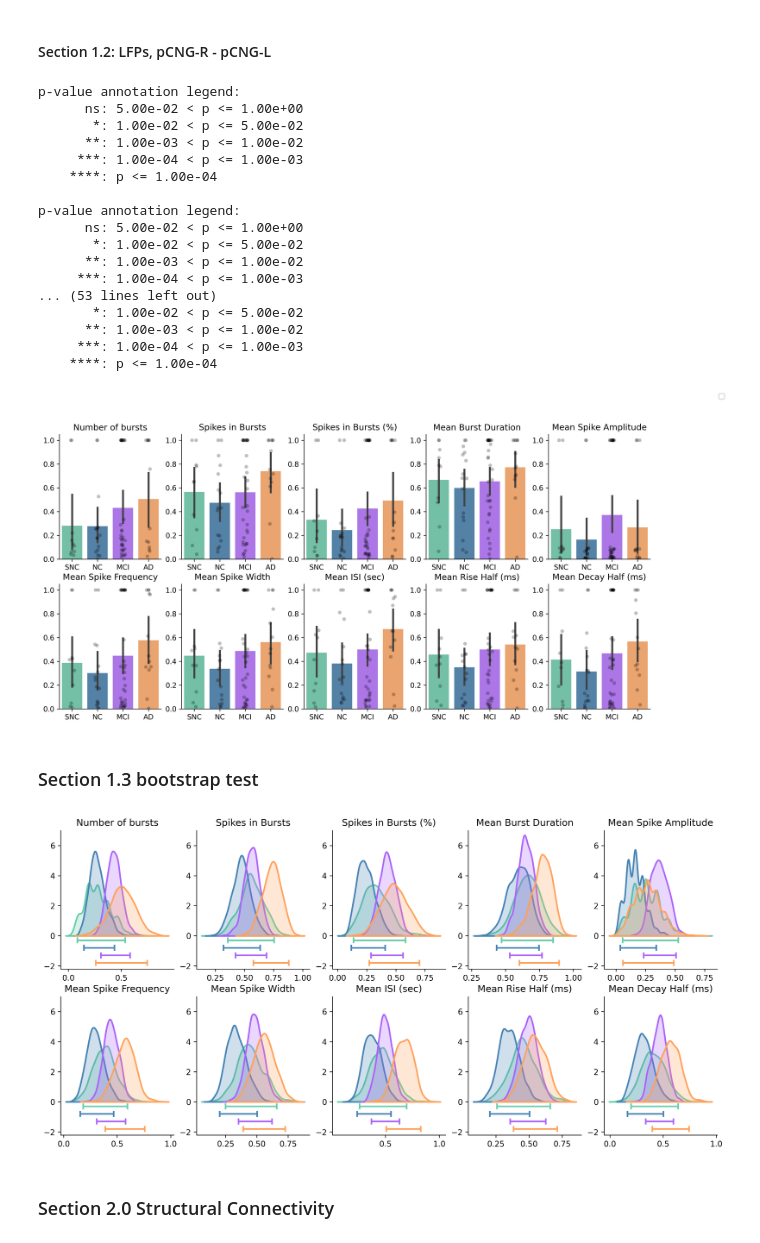
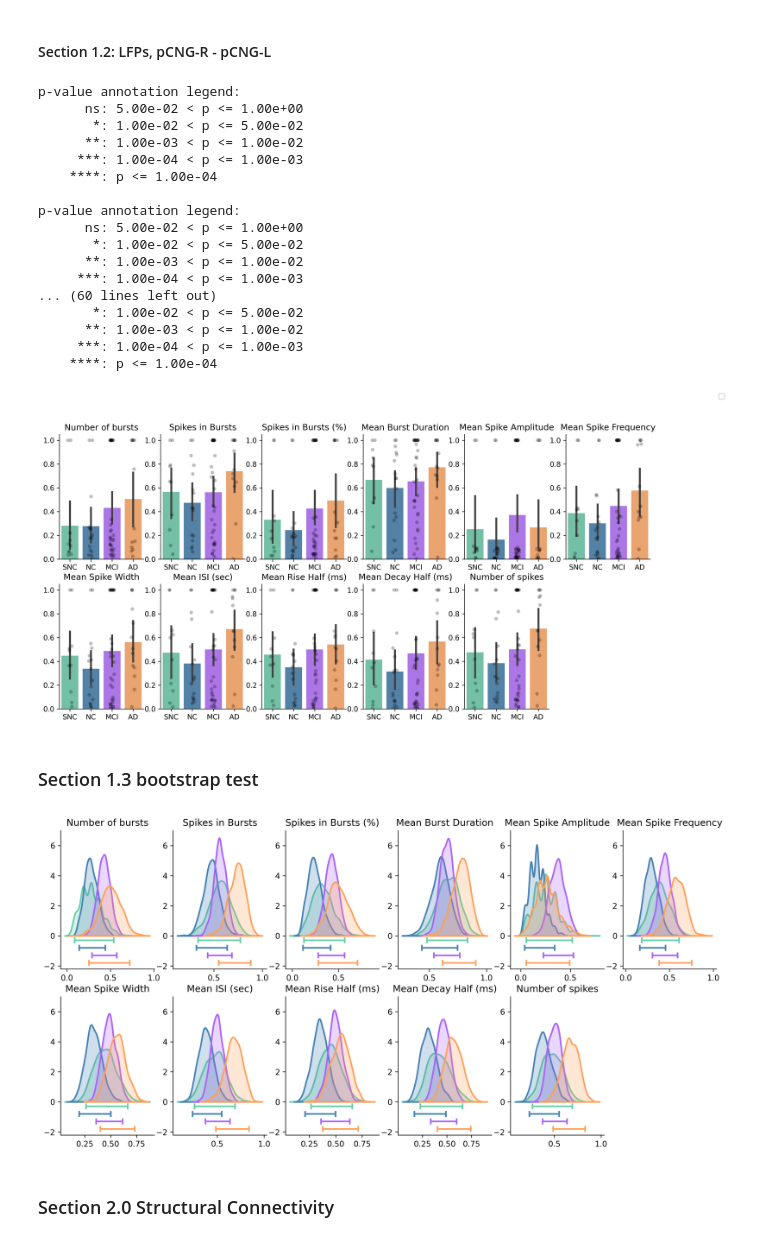
Before and after one commit to yilewang/tvbdemos, a Jupyter notebook: asymmetry_project/paper_results.ipynb, the cells around one changed output. Cells and saved outputs as stored; diff of their text form; code cells hidden in the pictures.

```diff
--- a/asymmetry_project/paper_results.ipynb
+++ b/asymmetry_project/paper_results.ipynb
@@ -96,12 +96,14 @@ def spikes_bursts(signal, fs, caseid, group):
     burst_xi_stats = burst_detection.generate_bursts_stats(caseid, burst_table_xi, spikes_table)
 
     burst_xi_stats['group'] = group
+
     burst_xi_stats['Mean Spike Amplitude'] = avg_spike_amplitude
     burst_xi_stats['Mean Spike Frequency'] = avg_spike_frequency
     burst_xi_stats['Mean Spike Width'] = avg_spike_width_xi
     burst_xi_stats['Mean ISI (sec)'] = avg_isi_s
     burst_xi_stats['Mean Rise Half (ms)'] = avg_rise_half_ms
     burst_xi_stats['Mean Decay Half (ms)'] = avg_decay_half_ms
+    burst_xi_stats['Number of spikes'] = len(spikes_table.spike)
     subj_df = pd.concat([subj_df, burst_xi_stats])
     # replace all nan to 0
     subj_df.fillna(0, inplace=True)
@@ -273,8 +278,8 @@ figure = plt.figure(figsize=(15, 7), dpi=300)
 
 # calculate the differences between xi and alpha in all columns
 
-for i in subj_df_alpha.columns[2:12]:
-    ax = figure.add_subplot(2,5, list(subj_df_alpha.columns[2:12]).index(i)+1)
+for i in subj_df_alpha.columns[2:13]:
+    ax = figure.add_subplot(2,6, list(subj_df_alpha.columns[2:13]).index(i)+1)
     sns.barplot(x=subj_df_xi[subj_df_xi['node'].isin(['pCNG-L', 'pCNG-R'])]['group'],
                 y=subj_df_xi[subj_df_xi['node'].isin(['pCNG-L', 'pCNG-R'])][i],
                 hue=subj_df_xi[subj_df_xi['node'].isin(['pCNG-L', 'pCNG-R'])]["node"],
@@ -331,8 +336,8 @@ figure = plt.figure(figsize=(15, 7), dpi=300)
 subj_xi_diff = pd.DataFrame()
 subj_xi_diff['group'] = groups
 subj_xi_diff['caseid'] = caseids
-for i in subj_df_alpha.columns[2:12]:
-    ax = figure.add_subplot(2,5, list(subj_df_alpha.columns[2:12]).index(i)+1)
+for i in subj_df_alpha.columns[2:13]:
+    ax = figure.add_subplot(2,6, list(subj_df_alpha.columns[2:13]).index(i)+1)
 
     yvar = np.abs(subj_df_xi[subj_df_xi['node'].isin(['pCNG-R'])][i] - subj_df_xi[subj_df_xi['node'].isin(['pCNG-L'])][i])/(subj_df_xi[subj_df_xi['node'].isin(['pCNG-R'])][i] + subj_df_xi[subj_df_xi['node'].isin(['pCNG-L'])][i])
     # yvar = np.abs(subj_df_xi[subj_df_xi['node'].isin(['pCNG-R'])][i] - subj_df_xi[subj_df_xi['node'].isin(['pCNG-L'])][i])
@@ -351,42 +356,42 @@ for i in subj_df_alpha.columns[2:12]:
     ax.set_title(i)
     # hide ax xlabel
     ax.set_xlabel('')
     ax.set_ylabel('')
     handles, labels = figure.gca().get_legend_handles_labels()
     figure.legend(handles[:2], labels[:2], loc='upper right')
 
     annot = Annotator(ax, [
             (("SNC"), ("NC")),(("SNC"), ("MCI")),(("SNC"), ("AD")), (("NC"), ("MCI")), (("MCI"),("AD"))],
             x=subj_df_xi[subj_df_xi['node'].isin(['pCNG-L'])]['group'],
             y=yvar)
     annot.configure(test='Mann-Whitney', text_format='star', comparisons_correction= "BH", hide_non_significant=True, correction_format="replace")
     annot.apply_and_annotate()
-subj_xi_diff.to_csv('./asymmetry_xi_diff.csv', index=False)
+# subj_xi_diff.to_csv(pjoin(new_asymmetry, asymmetry_xi_diff.csv), index=False)
 # %% [output]
 p-value annotation legend:
       ns: 5.00e-02 < p <= 1.00e+00
        *: 1.00e-02 < p <= 5.00e-02
       **: 1.00e-03 < p <= 1.00e-02
      ***: 1.00e-04 < p <= 1.00e-03
     ****: p <= 1.00e-04
 
 p-value annotation legend:
       ns: 5.00e-02 < p <= 1.00e+00
        *: 1.00e-02 < p <= 5.00e-02
       **: 1.00e-03 < p <= 1.00e-02
      ***: 1.00e-04 < p <= 1.00e-03
-... (53 lines left out)
+... (60 lines left out)
        *: 1.00e-02 < p <= 5.00e-02
       **: 1.00e-03 < p <= 1.00e-02
      ***: 1.00e-04 < p <= 1.00e-03
     ****: p <= 1.00e-04
-[figure, old version]
+[figure, new version]
 # %% [markdown]
 ### Section 1.3 bootstrap test
 # %%
 figure = plt.figure(figsize=(15, 7), dpi=300)
-for i in subj_df_alpha.columns[2:12]:
-    ax = figure.add_subplot(2,5, list(subj_df_alpha.columns[2:12]).index(i)+1)
+for i in subj_df_alpha.columns[2:13]:
+    ax = figure.add_subplot(2,6, list(subj_df_alpha.columns[2:13]).index(i)+1)
     ax.set_title(i)
     yvar = np.array(np.abs(subj_df_xi[subj_df_xi['node'].isin(['pCNG-R'])][i] - subj_df_xi[subj_df_xi['node'].isin(['pCNG-L'])][i])/(subj_df_xi[subj_df_xi['node'].isin(['pCNG-R'])][i] + subj_df_xi[subj_df_xi['node'].isin(['pCNG-L'])][i]))
     _yvar = pd.Series(yvar)
@@ -404,7 +409,7 @@ for i in subj_df_alpha.columns[2:12]:
         ax.vlines(x=ci[1], ymin=-0.3-0.5*j-0.2, ymax=-0.3-0.5*j+0.2, linewidth=2, color = colors[j])
     ax.set_ylabel('')
 # %% [output]
-[figure, old version]
+[figure, new version]
 # %% [markdown]
 ### Section 2.0 Structural Connectivity
 # %%
```
Also changed, not shown: parts of 11 cells of this notebook, 14 other files.
